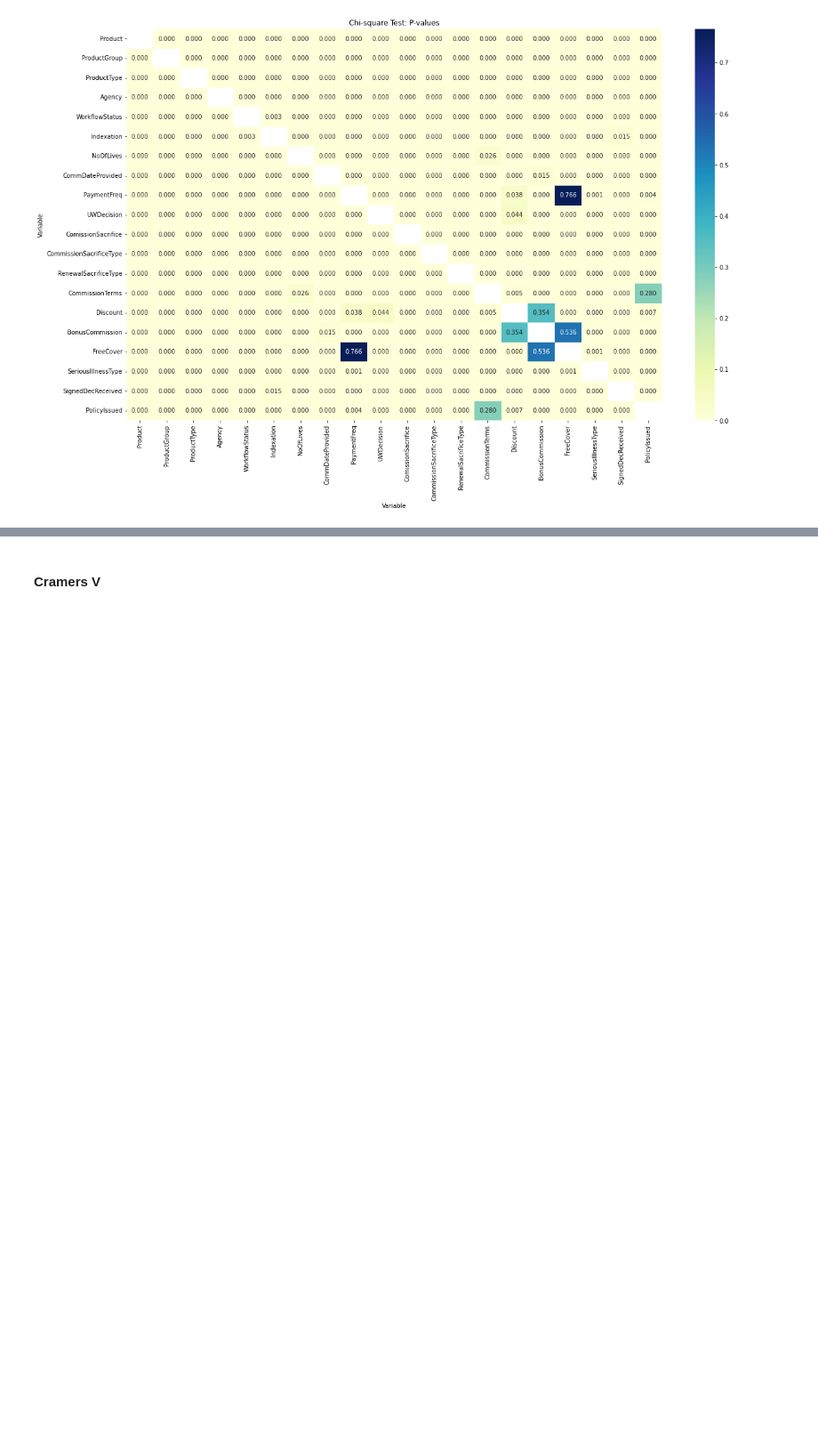
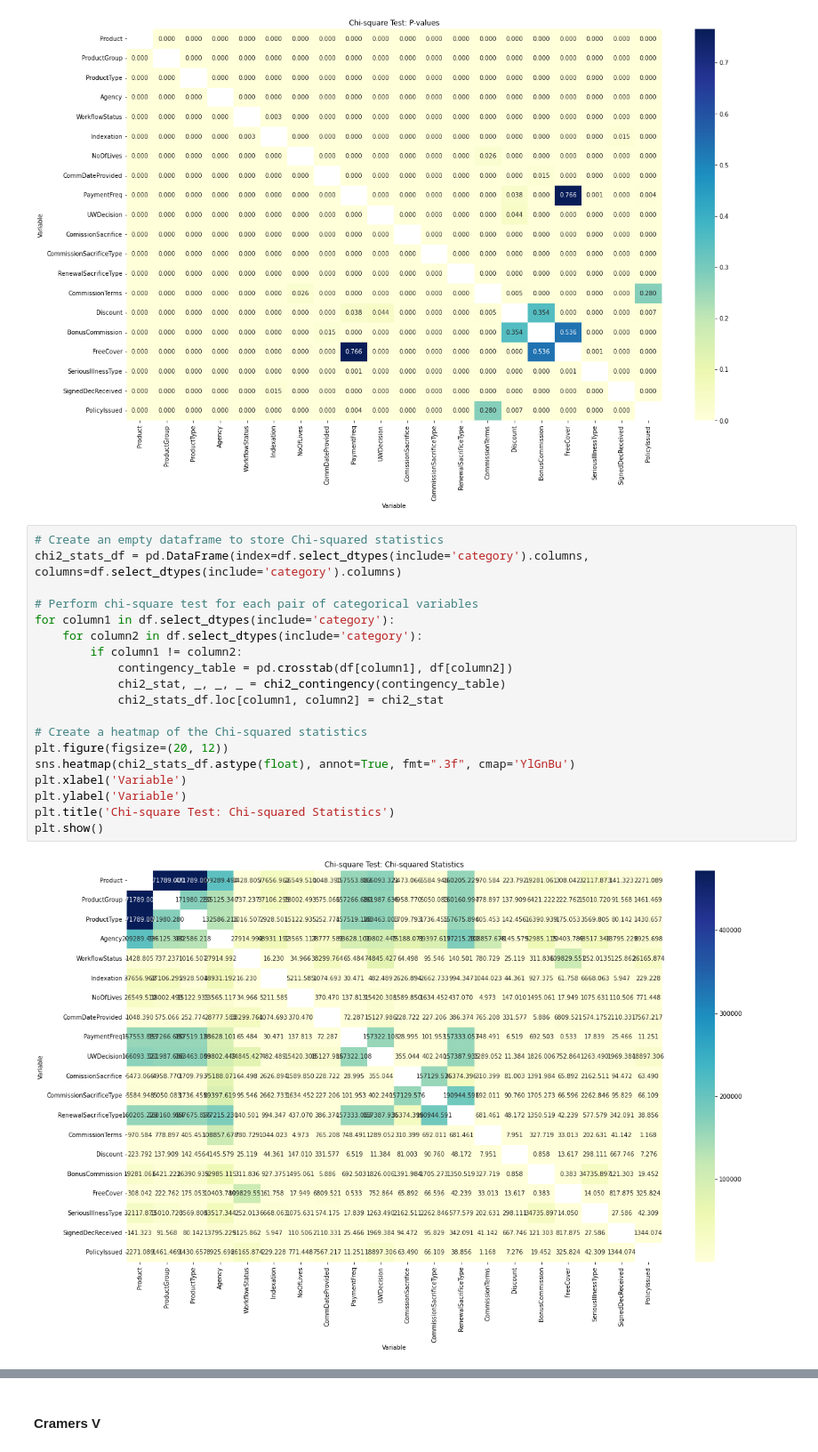
Before and after one commit to greg-la/MSc-Capstone, a Jupyter notebook: 2. Data Exploration.ipynb, the cells around one changed output, grey strips where cells are left out. Shown at 89% size. Cells and saved outputs as stored; diff of their text form; blank space fills up the shorter version.

Commit message:
Interpret results of Chi Squared and Cramer's V tests to identify strength of relationships between categorical variables

```diff
--- a/2. Data Exploration.ipynb
+++ b/2. Data Exploration.ipynb
@@ -375,3 +363,24 @@ plt.title('Chi-square Test: P-values')
 plt.show()
 # %% [output]
 [figure]
+# %%
+# Create an empty dataframe to store Chi-squared statistics
+chi2_stats_df = pd.DataFrame(index=df.select_dtypes(include='category').columns, columns=df.select_dtypes(include='category').columns)
+
+# Perform chi-square test for each pair of categorical variables
+for column1 in df.select_dtypes(include='category'):
+    for column2 in df.select_dtypes(include='category'):
+        if column1 != column2:
+            contingency_table = pd.crosstab(df[column1], df[column2])
+            chi2_stat, _, _, _ = chi2_contingency(contingency_table)
+            chi2_stats_df.loc[column1, column2] = chi2_stat
+
+# Create a heatmap of the Chi-squared statistics
+plt.figure(figsize=(20, 12))
+sns.heatmap(chi2_stats_df.astype(float), annot=True, fmt=".3f", cmap='YlGnBu')
+plt.xlabel('Variable')
+plt.ylabel('Variable')
+plt.title('Chi-square Test: Chi-squared Statistics')
+plt.show()
+# %% [output]
+[figure, added]
```
Also changed, not shown: parts of 23 cells of this notebook, 2 other files.
